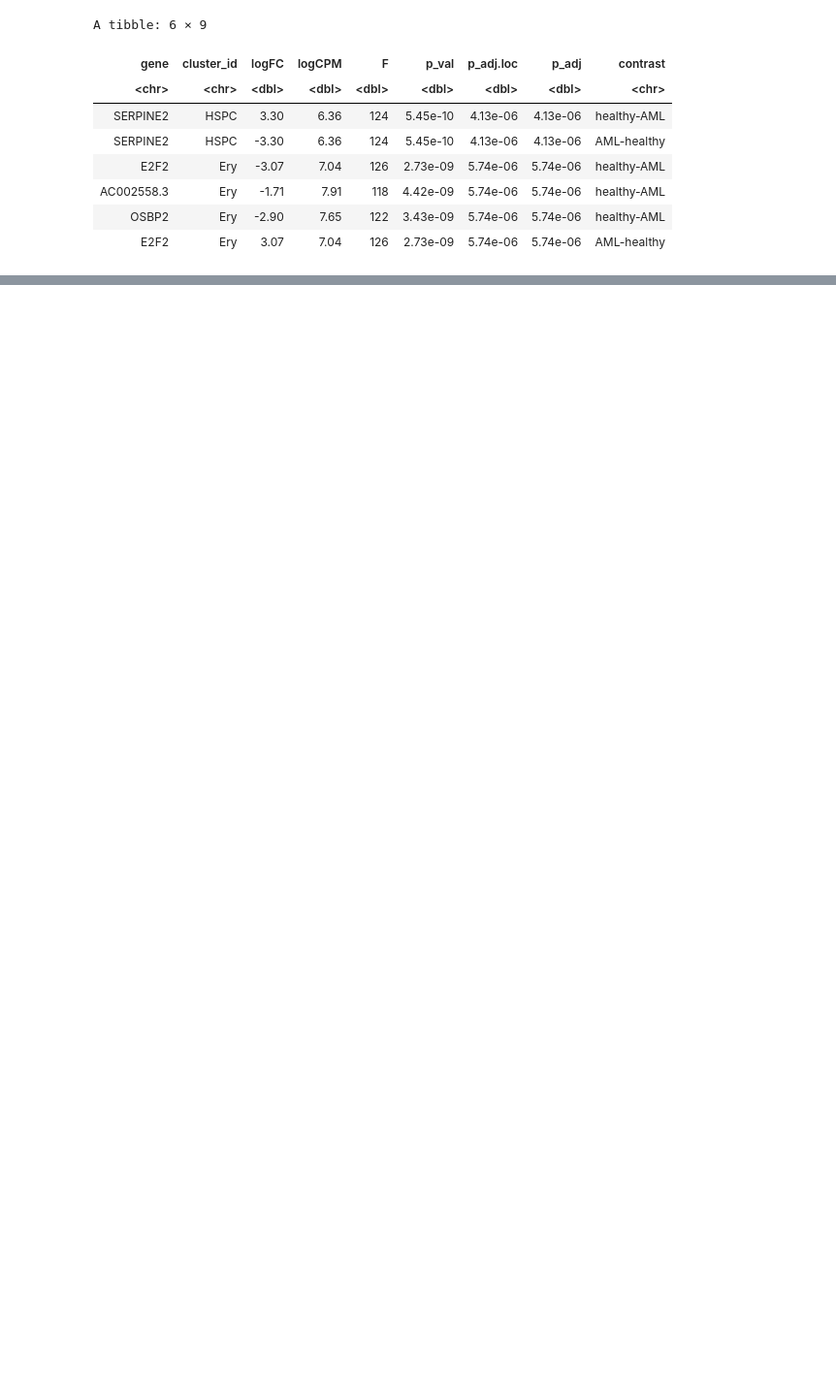
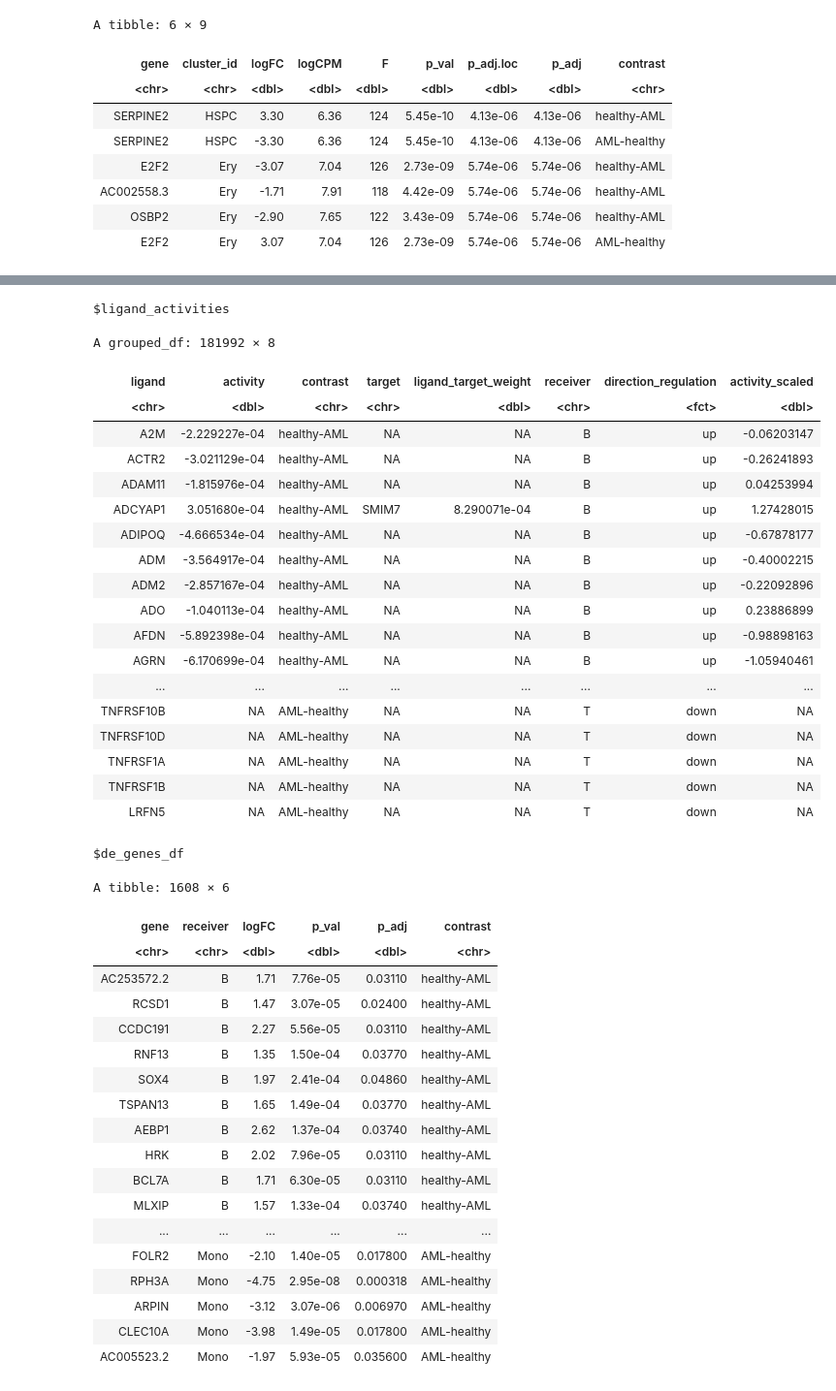
Before and after one commit to colomemaria/community-paper, a Jupyter notebook: src/method_comparison/compare_algorithms/run_NicheNet/run_algorithm/Untitled.ipynb, the cells around one changed output, grey strips where cells are left out. Shown at 97% size. Drawn from its saved outputs; the diff is of its cells as text; code cells hidden in the pictures; blank space fills up the shorter version.

```diff
--- a/src/method_comparison/compare_algorithms/run_NicheNet/run_algorithm/Untitled.ipynb
+++ b/src/method_comparison/compare_algorithms/run_NicheNet/run_algorithm/Untitled.ipynb
@@ -201,7 +201,7 @@ p_val_adj = TRUE
 top_n_target = 250
 # %%
 verbose = TRUE
-cores_system = 8
+cores_system = 12
 n.cores = min(cores_system, sender_receiver_de$receiver %>% unique() %>% length()) # use one core per receiver cell type
 # %%
 ligand_activities_targets_DEgenes = suppressMessages(suppressWarnings(get_ligand_activities_targets_DEgenes(
@@ -217,0 +227,55 @@ ligand_activities_targets_DEgenes = suppressMessages(suppressWarnings(get_ligand
+# %%
+ligand_activities_targets_DEgenes = get_ligand_activities_targets_DEgenes(
+  receiver_de = celltype_de,
+  receivers_oi = receivers_oi,
+  ligand_target_matrix = ligand_target_matrix,
+  logFC_threshold = logFC_threshold,
+  p_val_threshold = p_val_threshold,
+  p_val_adj = p_val_adj,
+  top_n_target = top_n_target,
+  verbose = verbose,
+  n.cores = n.cores
+)
+# %%
+ligand_activities_targets_DEgenes
+# %% [output]
+$ligand_activities
+A grouped_df: 181992 × 8
+| ligand | activity | contrast | target | ligand_target_weight | receiver | direction_regulation | activity_scaled |
+| <chr> | <dbl> | <chr> | <chr> | <dbl> | <chr> | <fct> | <dbl> |
+| A2M | -2.229227e-04 | healthy-AML | NA | NA | B | up | -0.06203147 |
+| ACTR2 | -3.021129e-04 | healthy-AML | NA | NA | B | up | -0.26241893 |
+| ADAM11 | -1.815976e-04 | healthy-AML | NA | NA | B | up | 0.04253994 |
+| ADCYAP1 | 3.051680e-04 | healthy-AML | SMIM7 | 8.290071e-04 | B | up | 1.27428015 |
+| ADIPOQ | -4.666534e-04 | healthy-AML | NA | NA | B | up | -0.67878177 |
+| ADM | -3.564917e-04 | healthy-AML | NA | NA | B | up | -0.40002215 |
+| ADM2 | -2.857167e-04 | healthy-AML | NA | NA | B | up | -0.22092896 |
+| ADO | -1.040113e-04 | healthy-AML | NA | NA | B | up | 0.23886899 |
+| AFDN | -5.892398e-04 | healthy-AML | NA | NA | B | up | -0.98898163 |
+| AGRN | -6.170699e-04 | healthy-AML | NA | NA | B | up | -1.05940461 |
+| ... | ... | ... | ... | ... | ... | ... | ... |
+| TNFRSF10B | NA | AML-healthy | NA | NA | T | down | NA |
+| TNFRSF10D | NA | AML-healthy | NA | NA | T | down | NA |
+| TNFRSF1A | NA | AML-healthy | NA | NA | T | down | NA |
+| TNFRSF1B | NA | AML-healthy | NA | NA | T | down | NA |
+| LRFN5 | NA | AML-healthy | NA | NA | T | down | NA |
+$de_genes_df
+A tibble: 1608 × 6
+| gene | receiver | logFC | p_val | p_adj | contrast |
+| <chr> | <chr> | <dbl> | <dbl> | <dbl> | <chr> |
+| AC253572.2 | B | 1.71 | 7.76e-05 | 0.03110 | healthy-AML |
+| RCSD1 | B | 1.47 | 3.07e-05 | 0.02400 | healthy-AML |
+| CCDC191 | B | 2.27 | 5.56e-05 | 0.03110 | healthy-AML |
+| RNF13 | B | 1.35 | 1.50e-04 | 0.03770 | healthy-AML |
+| SOX4 | B | 1.97 | 2.41e-04 | 0.04860 | healthy-AML |
+| TSPAN13 | B | 1.65 | 1.49e-04 | 0.03770 | healthy-AML |
+| AEBP1 | B | 2.62 | 1.37e-04 | 0.03740 | healthy-AML |
+| HRK | B | 2.02 | 7.96e-05 | 0.03110 | healthy-AML |
+| BCL7A | B | 1.71 | 6.30e-05 | 0.03110 | healthy-AML |
+| MLXIP | B | 1.57 | 1.33e-04 | 0.03740 | healthy-AML |
+| ... | ... | ... | ... | ... | ... |
+| FOLR2 | Mono | -2.10 | 1.40e-05 | 0.017800 | AML-healthy |
+| RPH3A | Mono | -4.75 | 2.95e-08 | 0.000318 | AML-healthy |
+| ARPIN | Mono | -3.12 | 3.07e-06 | 0.006970 | AML-healthy |
+| CLEC10A | Mono | -3.98 | 1.49e-05 | 0.017800 | AML-healthy |
+| AC005523.2 | Mono | -1.97 | 5.93e-05 | 0.035600 | AML-healthy |
```
Also changed, not shown: parts of 9 cells of this notebook, 2 other files.
